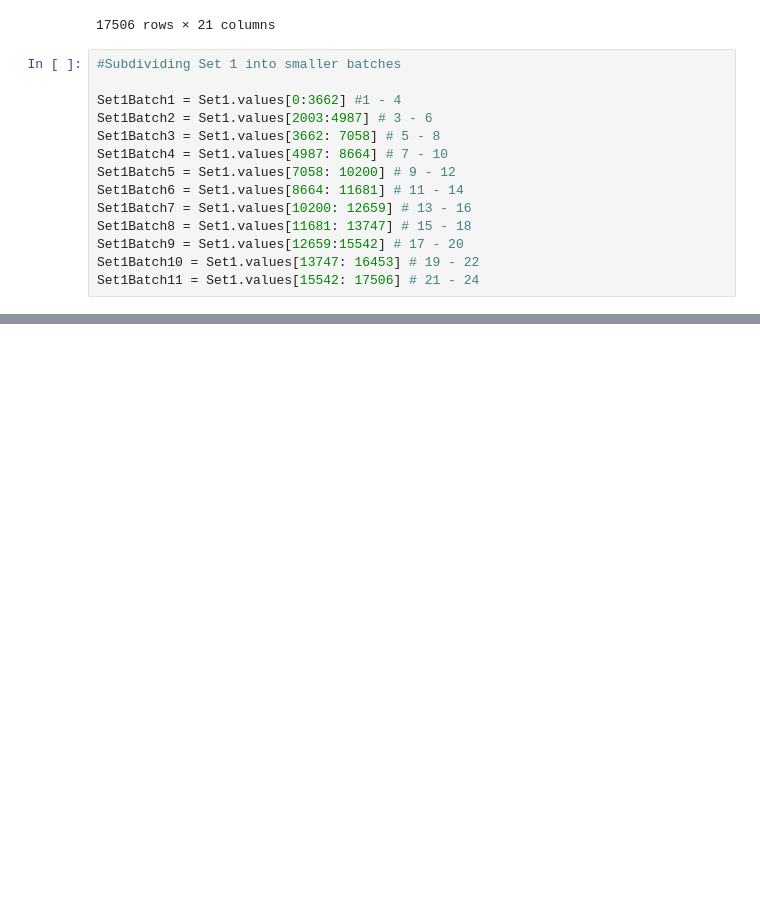
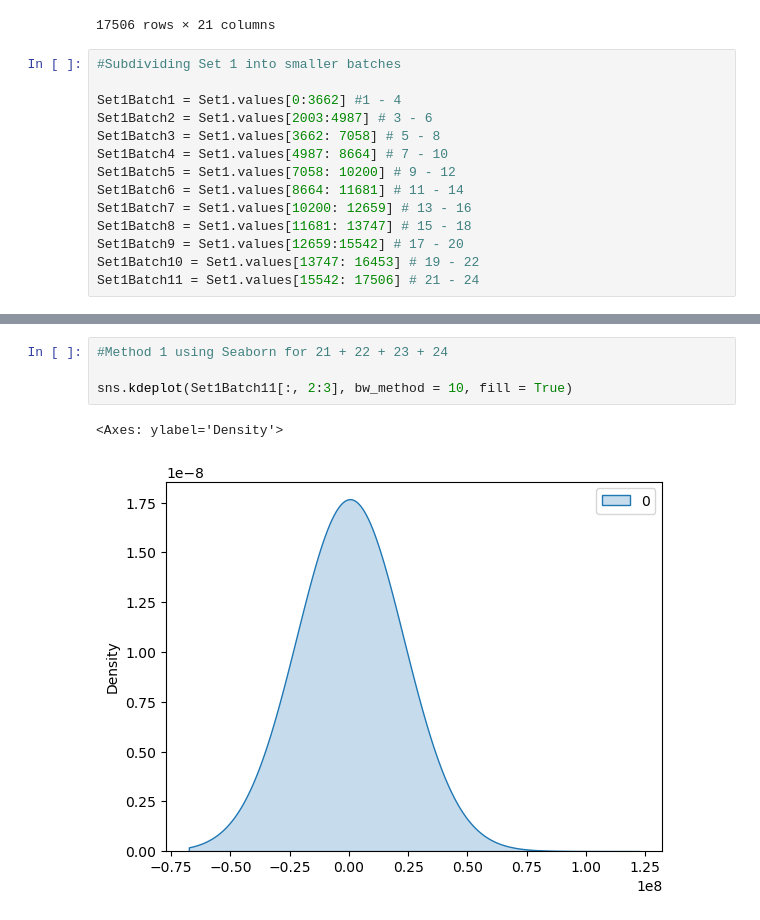
Before and after one commit to TR33-H/Data-Science-Project-1, a Jupyter notebook: Project1Task1.ipynb, the cells around one changed output, grey strips where cells are left out. Cells and saved outputs as stored; diff of their text form; blank space fills up the shorter version.

```diff
--- a/Project1Task1.ipynb
+++ b/Project1Task1.ipynb
@@ -38,0 +56,7 @@ Set1Batch11 = Set1.values[15542: 17506] # 21 - 24
+# %%
+#Method 1 using Seaborn for 21 + 22 + 23 + 24
+
+sns.kdeplot(Set1Batch11[:, 2:3], bw_method = 10, fill = True)
+# %% [output]
+<Axes: ylabel='Density'>
+[figure, added]
```
Also changed, not shown: parts of 5 cells of this notebook.
